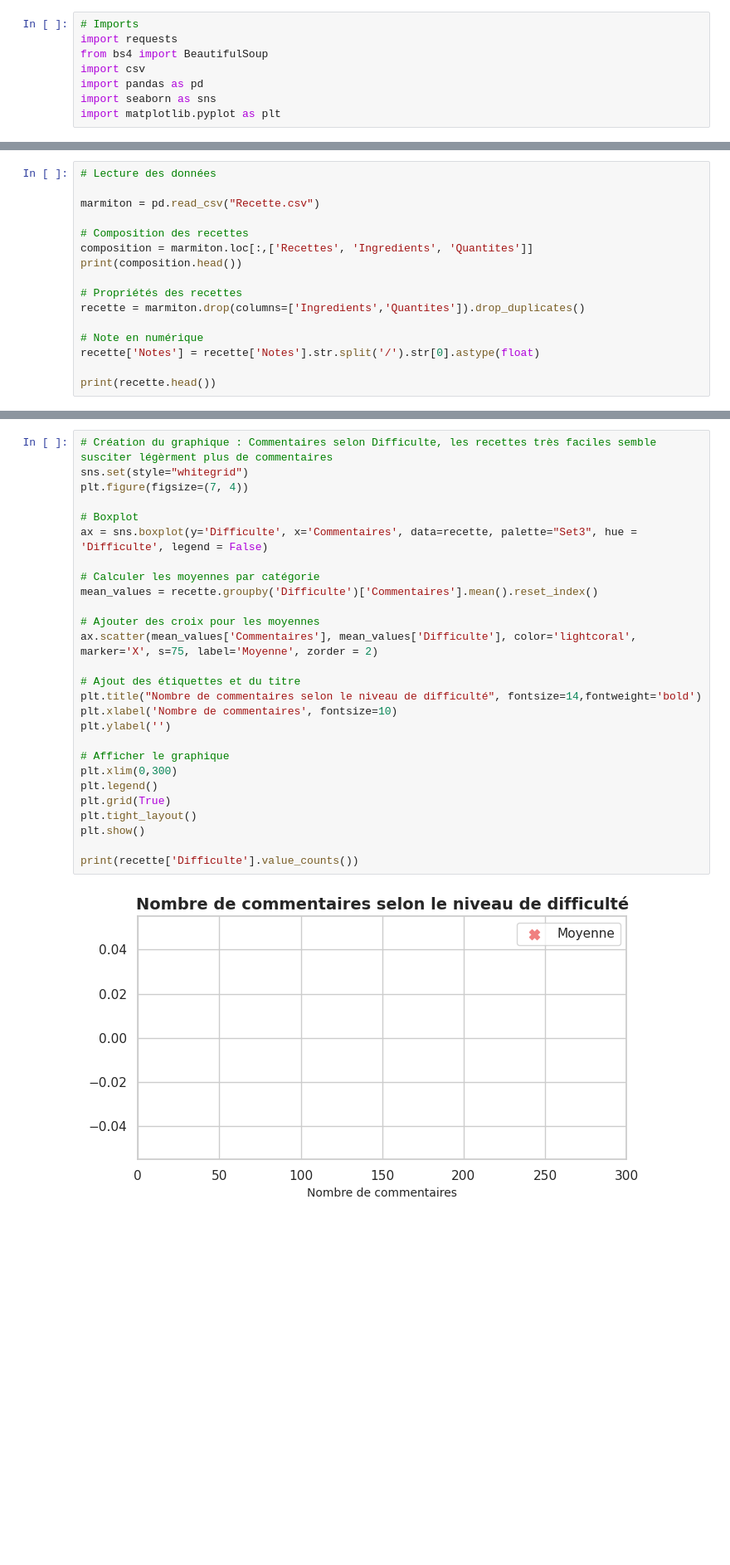
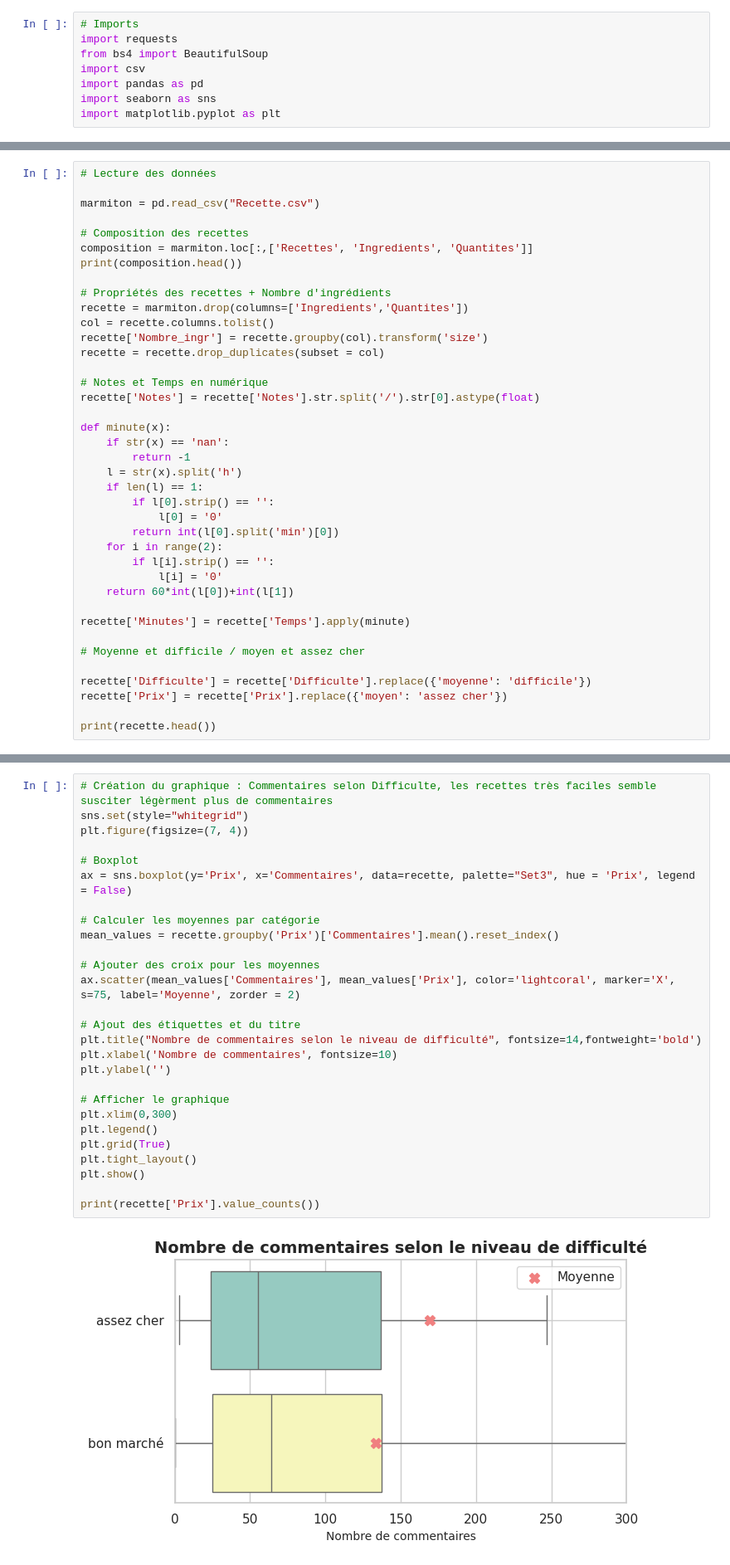
Before and after one commit to Louismoraine/python-pour-data-science, a Jupyter notebook: scripts/projet.ipynb, the cells around one changed output, grey strips where cells are left out. Shown: that part at 83% size. Drawn from its saved outputs; the diff is of its cells as text; blank space fills up the shorter version.

```diff
--- a/scripts/projet.ipynb
+++ b/scripts/projet.ipynb
@@ -223,11 +217,34 @@ marmiton = pd.read_csv("Recette.csv")
 composition = marmiton.loc[:,['Recettes', 'Ingredients', 'Quantites']]
 print(composition.head())
 
-# Propriétés des recettes
-recette = marmiton.drop(columns=['Ingredients','Quantites']).drop_duplicates()
+# Propriétés des recettes + Nombre d'ingrédients
+recette = marmiton.drop(columns=['Ingredients','Quantites'])
+col = recette.columns.tolist()
+recette['Nombre_ingr'] = recette.groupby(col).transform('size')
+recette = recette.drop_duplicates(subset = col)
 
-# Note en numérique
+# Notes et Temps en numérique
 recette['Notes'] = recette['Notes'].str.split('/').str[0].astype(float)
 
+def minute(x):
+    if str(x) == 'nan':
+        return -1
+    l = str(x).split('h')
+    if len(l) == 1:
+        if l[0].strip() == '':
+            l[0] = '0'
+        return int(l[0].split('min')[0])
+    for i in range(2):
+        if l[i].strip() == '':
+            l[i] = '0'
+    return 60*int(l[0])+int(l[1])
+
+recette['Minutes'] = recette['Temps'].apply(minute)
+
+# Moyenne et difficile / moyen et assez cher
+
+recette['Difficulte'] = recette['Difficulte'].replace({'moyenne': 'difficile'})
+recette['Prix'] = recette['Prix'].replace({'moyen': 'assez cher'})
+
 print(recette.head())
 # %% [output]
@@ -240,29 +270,29 @@ Index: []
 # %%
 # Création du graphique : Commentaires selon Difficulte, les recettes très faciles semble susciter légèrment plus de commentaires
 sns.set(style="whitegrid")
 plt.figure(figsize=(7, 4))
 
 # Boxplot
-ax = sns.boxplot(y='Difficulte', x='Commentaires', data=recette, palette="Set3", hue = 'Difficulte', legend = False)
+ax = sns.boxplot(y='Prix', x='Commentaires', data=recette, palette="Set3", hue = 'Prix', legend = False)
 
 # Calculer les moyennes par catégorie
-mean_values = recette.groupby('Difficulte')['Commentaires'].mean().reset_index()
+mean_values = recette.groupby('Prix')['Commentaires'].mean().reset_index()
 
 # Ajouter des croix pour les moyennes
-ax.scatter(mean_values['Commentaires'], mean_values['Difficulte'], color='lightcoral', marker='X', s=75, label='Moyenne', zorder = 2)
+ax.scatter(mean_values['Commentaires'], mean_values['Prix'], color='lightcoral', marker='X', s=75, label='Moyenne', zorder = 2)
 
 # Ajout des étiquettes et du titre
 plt.title("Nombre de commentaires selon le niveau de difficulté", fontsize=14,fontweight='bold')
 plt.xlabel('Nombre de commentaires', fontsize=10)
 plt.ylabel('')
 
 # Afficher le graphique
 plt.xlim(0,300)
 plt.legend()
 plt.grid(True)
 plt.tight_layout()
 plt.show()
 
-print(recette['Difficulte'].value_counts())
+print(recette['Prix'].value_counts())
 # %% [output]
-[figure, old version]
+[figure, new version]
```
Also changed, not shown: parts of 5 cells of this notebook.
